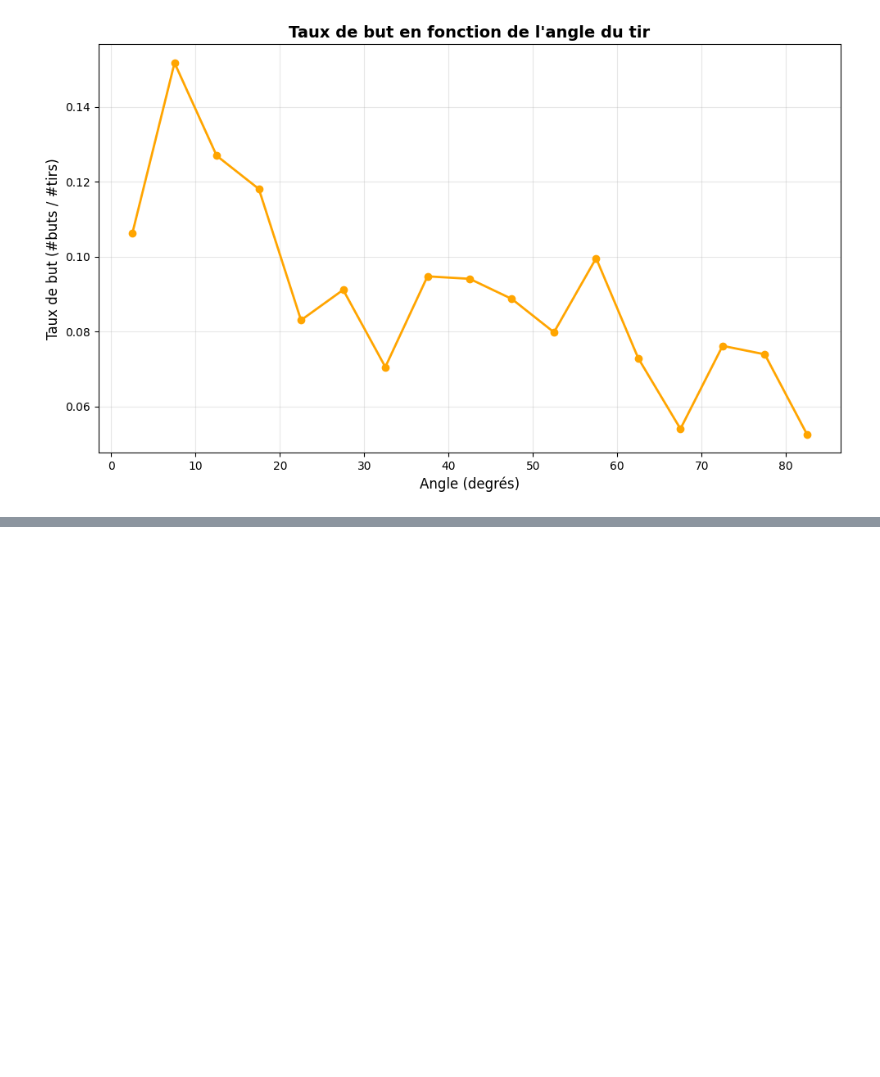
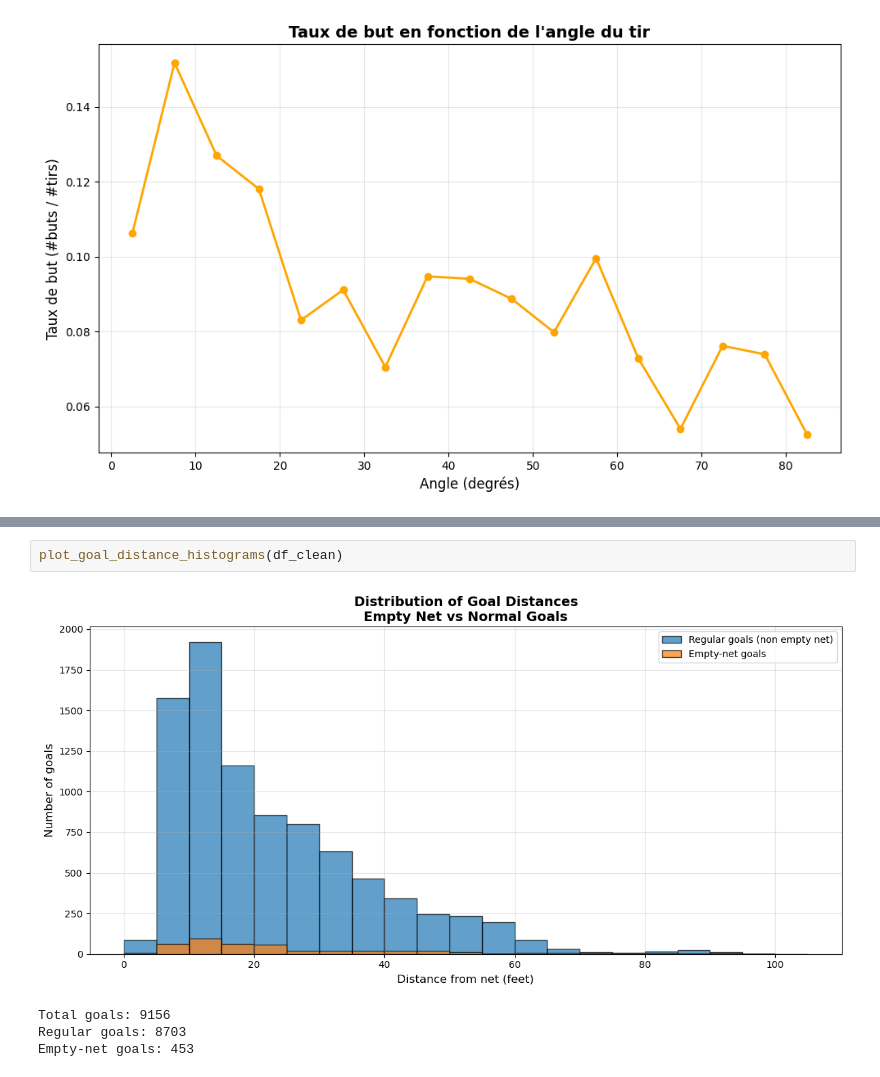
Before and after one commit to Natugy/project-datascience-python, a Jupyter notebook: notebooks/feature_engineering.ipynb, the cells around one changed output, grey strips where cells are left out. Saved outputs shown, nothing was run; the diff lists cells and outputs as text; blank space fills up the shorter version.

```diff
--- a/notebooks/feature_engineering.ipynb
+++ b/notebooks/feature_engineering.ipynb
@@ -99,0 +151,7 @@ INFO: Génération des graphiques de taux de but...
+# %%
+plot_goal_distance_histograms(df_clean)
+# %% [output]
+[figure, added]
+Total goals: 9156
+Regular goals: 8703
+Empty-net goals: 453
```
Also changed, not shown: parts of 9 cells of this notebook, 40 other files.
